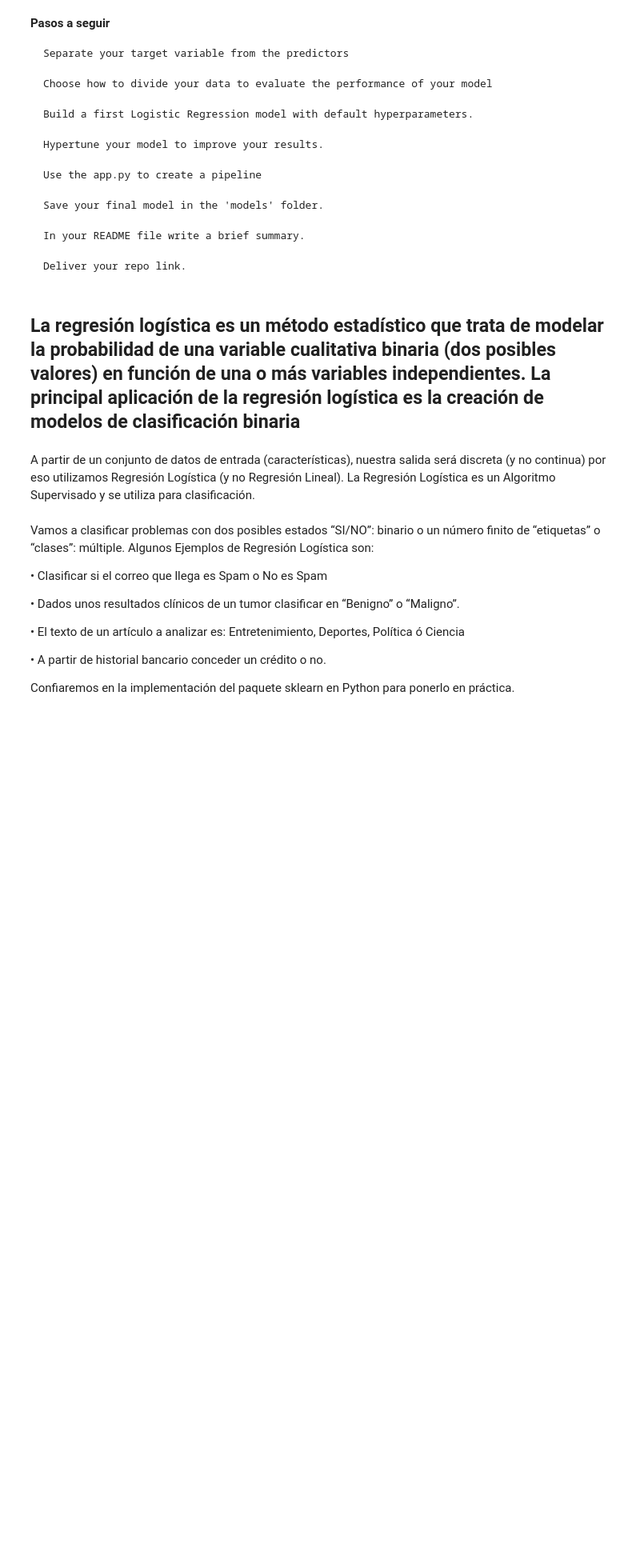
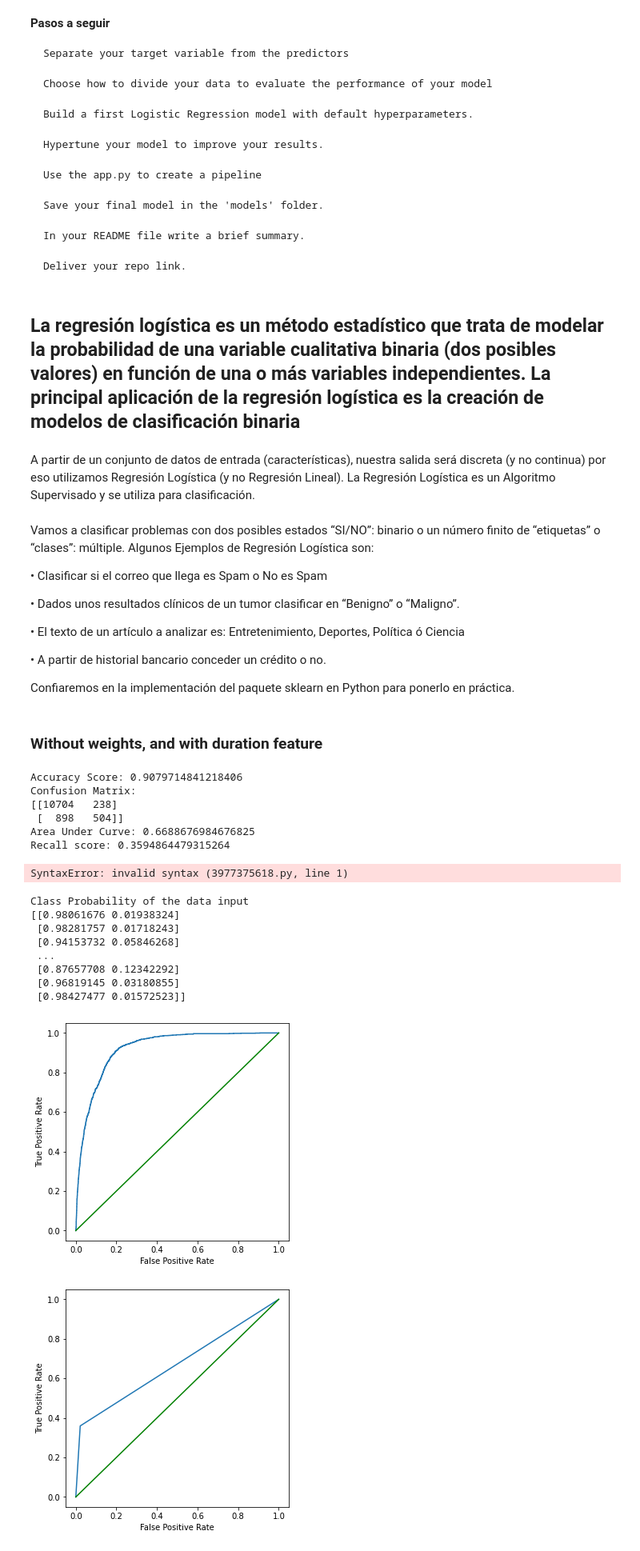
Before and after one commit to marfurt1/regresion_logistica_Bank, a Jupyter notebook: src/explore.ipynb, the cells around one changed output. Shown at 80% size. Drawn from its saved outputs; the diff is of its cells as text; code cells hidden in the pictures; blank space fills up the shorter version.

```diff
--- a/src/explore.ipynb
+++ b/src/explore.ipynb
@@ -678,3 +696,70 @@ Vamos a clasificar problemas con dos posibles estados “SI/NO”: binario o un
 •	A partir de historial bancario conceder un crédito o no.
 
 Confiaremos en la implementación del paquete sklearn en Python para ponerlo en práctica.
+# %%
+# split dataset into x,y
+X = data.drop('y',axis=1)
+y = data['y']
+# train-test split
+X_train, X_test, y_train, y_test = train_test_split(X, y, test_size=0.3, random_state=13)
+
+scaler = MinMaxScaler() #saga solver requires features to be scaled for model conversion
+X_train = scaler.fit_transform(X_train)
+X_test = scaler.transform(X_test)
+# %% [markdown]
+### Without weights, and with duration feature
+# %%
+# define model
+#Convergence problem:
+#   opt1: increase the max_iter because if not generate an error of convergence should set to 3000 to solve
+#   opt2: making the transformation MinMaxScaler before to solve :-), reduce to max_iter=100
+
+lg1 = LogisticRegression(random_state=50, class_weight=None, max_iter=1000)
+# fit it
+lg1.fit(X_train,y_train)
+# test
+y_pred = lg1.predict(X_test)
+# performance
+print(f'Accuracy Score: {accuracy_score(y_test,y_pred)}')
+print(f'Confusion Matrix: \n{confusion_matrix(y_test, y_pred)}')
+print(f'Area Under Curve: {roc_auc_score(y_test, y_pred)}')
+print(f'Recall score: {recall_score(y_test,y_pred)}')
+# %% [output]
+Accuracy Score: 0.9079714841218406
+Confusion Matrix:
+[[10704   238]
+ [  898   504]]
+Area Under Curve: 0.6688676984676825
+Recall score: 0.3594864479315264
+# %%
+We can see that 898 of the minority class wrong classified
+Recall score is slow
+# %% [output]
+SyntaxError: invalid syntax (3977375618.py, line 1)
+# %%
+
+
+def plot_sklearn_roc_curve(y_real, y_pred):
+    fpr, tpr, _ = roc_curve(y_real, y_pred)
+    roc_display = RocCurveDisplay(fpr=fpr, tpr=tpr).plot()
+    roc_display.figure_.set_size_inches(5,5)
+    plt.plot([0, 1], [0, 1], color = 'g')
+
+# Plots the ROC curve using the sklearn methods - Good plot
+y_proba = lg1.predict_proba(X_test)
+print("Class Probability of the data input")
+print(y_proba)
+plot_sklearn_roc_curve(y_test, y_proba[:, 1])
+# Plots the ROC curve using the sklearn methods - Bad plot
+plot_sklearn_roc_curve(y_test, y_pred)
+# %% [output]
+Class Probability of the data input
+[[0.98061676 0.01938324]
+ [0.98281757 0.01718243]
+ [0.94153732 0.05846268]
+ ...
+ [0.87657708 0.12342292]
+ [0.96819145 0.03180855]
+ [0.98427477 0.01572523]]
+[figure, added]
+[figure, added]
```
Also changed, not shown: parts of 21 cells of this notebook, 1 other file.
